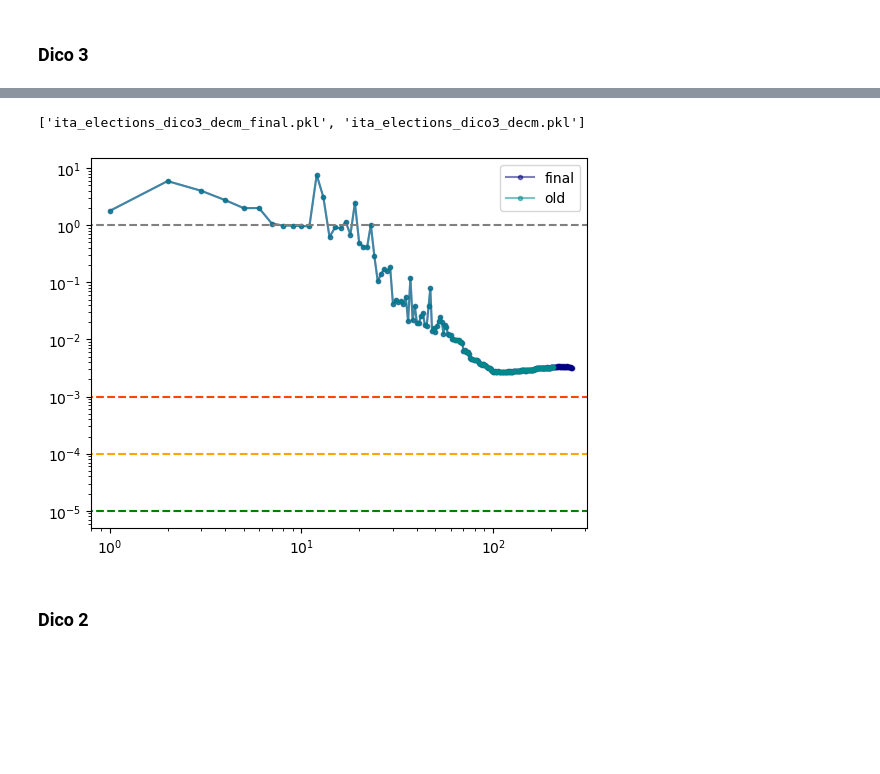
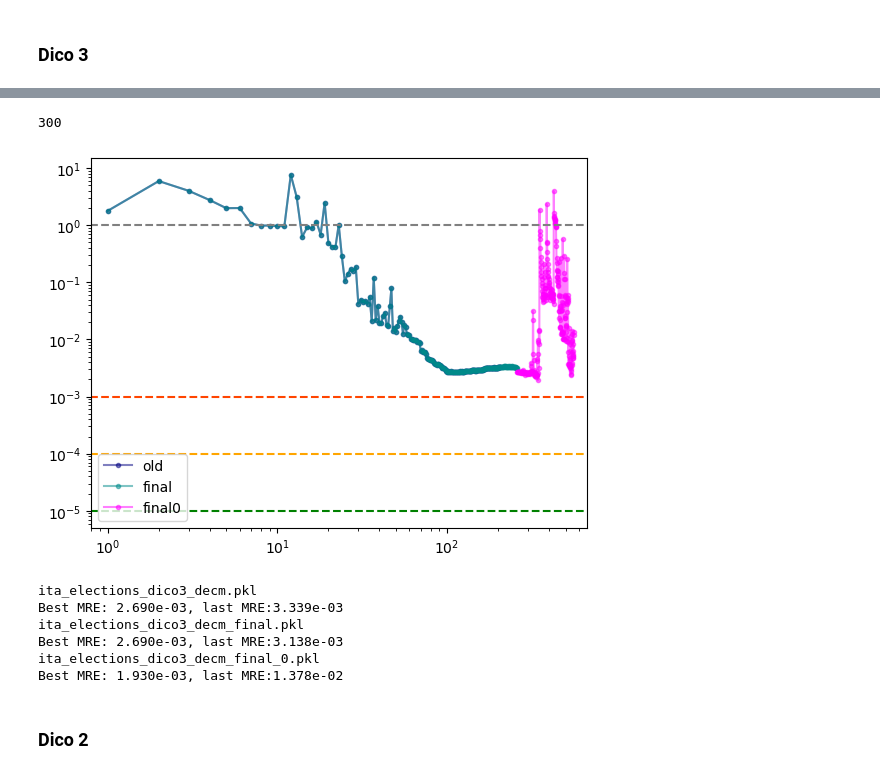
Before and after one commit to fabiosaracco/bowtie2, a Jupyter notebook: 0_1_1_convergence_test_DECM.ipynb, the cells around one changed output, grey strips where cells are left out. Saved outputs shown, nothing was run; the diff lists cells and outputs as text; code cells hidden in the pictures; blank space fills up the shorter version.

```diff
--- a/0_1_1_convergence_test_DECM.ipynb
+++ b/0_1_1_convergence_test_DECM.ipynb
@@ -379,28 +381,32 @@ decm_test_files
-# %%
-decm_test_files.reverse()
-decm_test_files
-# %% [output]
-['ita_elections_dico3_decm_final.pkl', 'ita_elections_dico3_decm.pkl']
+# %%
+cacca.sol.iterations
+# %% [output]
+300
 # %%
 max_steps=0
+offset=0
 for i, file in enumerate(decm_test_files):
     label=file.split('decm')[1].replace('.pkl', '').replace('_','')
     if label=='':
         label='old'
     with open(TEST_FOLDER+file, 'rb') as f:
         cacca=pickle.load(f)
-    plt.plot(range(1, len(cacca.sol.residuals)+1), cacca.sol.residuals, marker='o', label=label, color=colors[i], markersize=3, alpha=0.5)
-    if max_steps<len(cacca.sol.residuals):
-        max_steps=len(cacca.sol.residuals)
+    if 'final' in label:
+        offset+=cacca.sol.iterations
+
+    plt.plot(range(1+offset, cacca.sol.iterations+1+offset), cacca.sol.residuals, marker='o', label=label, color=colors[i], markersize=3, alpha=0.5)
+    if max_steps<cacca.sol.iterations+offset:
+        max_steps=cacca.sol.iterations+offset
+
 plt.hlines([1e-0], 0.5, 1.5*max_steps, linestyles='--', colors='gray', zorder=2)
 plt.hlines([1e-3], 0.5, 1.5*max_steps, linestyles='--', colors='orangered', zorder=2)
 plt.hlines([1e-4], 0.5, 1.5*max_steps, linestyles='--', colors='orange', zorder=2)
 plt.hlines([1e-5], 0.5, 1.5*max_steps, linestyles='--', colors='green', zorder=2)
 
 plt.xlim(0.8, 1.2*max_steps)
 plt.xscale('log')
 plt.yscale('log')
 plt.legend()
 plt.show()
 # %% [output]
-[figure, old version]
+[figure, new version]
@@ -407,3 +415,16 @@ plt.show()
+# %%
+for i, file in enumerate(decm_test_files):
+    print(file)
+    with open(TEST_FOLDER+file, 'rb') as f:
+        cacca=pickle.load(f)
+    print(f'Best MRE: {cacca.sol.mre:.3e}, last MRE:{cacca.sol.last_mre:.3e}')
+# %% [output]
+ita_elections_dico3_decm.pkl
+Best MRE: 2.690e-03, last MRE:3.339e-03
+ita_elections_dico3_decm_final.pkl
+Best MRE: 2.690e-03, last MRE:3.138e-03
+ita_elections_dico3_decm_final_0.pkl
+Best MRE: 1.930e-03, last MRE:1.378e-02
 # %% [markdown]
 ### Dico 2
 # %%
```
Also changed, not shown: parts of 2 cells of this notebook, 1 other file.
